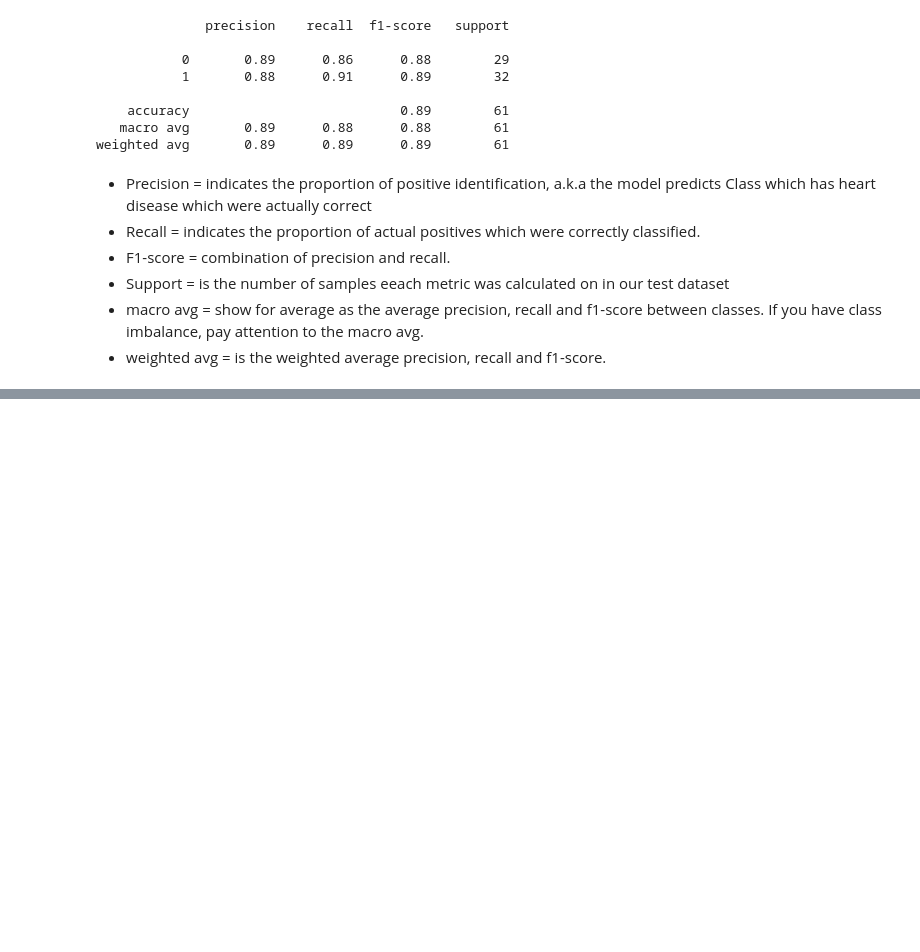
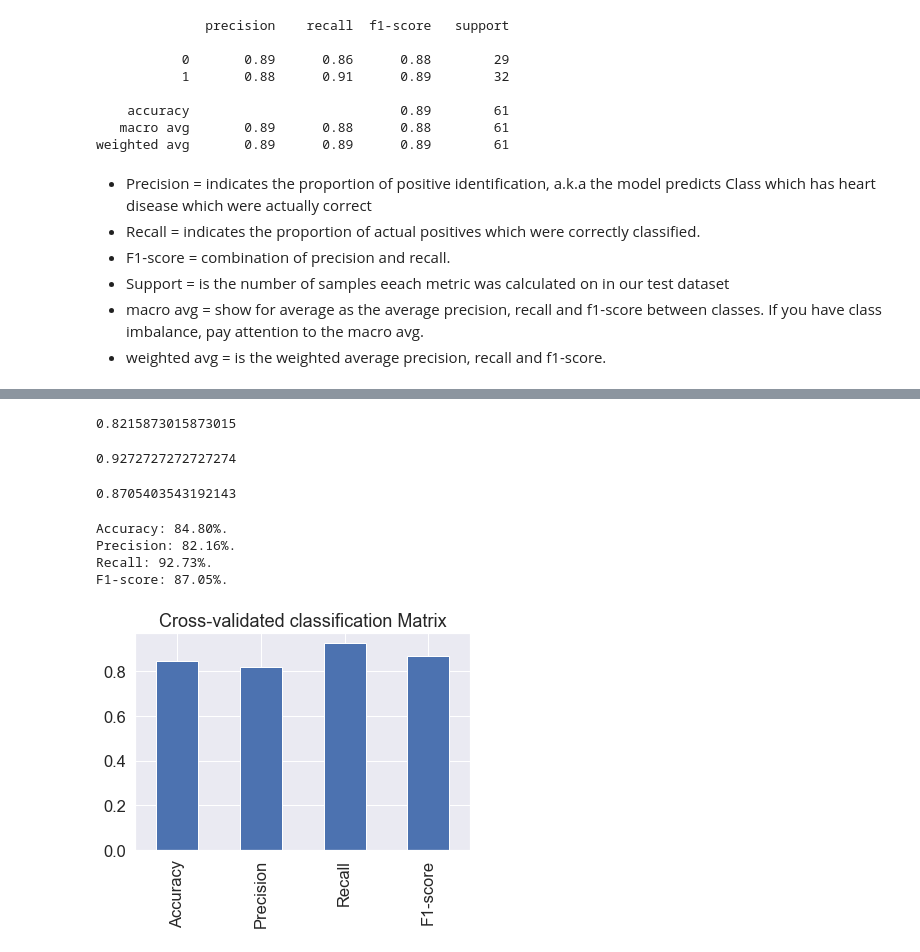
Before and after one commit to lemirser/MachineLearning, a Jupyter notebook: Milestone/heart-disease-project/end-to-end-heart-disease-classification.ipynb, the cells around one changed output, grey strips where cells are left out. Saved outputs shown, nothing was run; the diff lists cells and outputs as text; code cells hidden in the pictures; blank space fills up the shorter version.

Commit message:
Calculate evaluation metrics using cross-validation

```diff
--- a/Milestone/heart-disease-project/end-to-end-heart-disease-classification.ipynb
+++ b/Milestone/heart-disease-project/end-to-end-heart-disease-classification.ipynb
@@ -858,0 +869,4 @@ weighted avg       0.89      0.89      0.89        61
+# %%
+# Create a new classifier with the best parameters
+clf = LogisticRegression(C=0.20433597178569418,
+                        solver='liblinear')
@@ -858,0 +884,68 @@ weighted avg       0.89      0.89      0.89        61
+# %%
+# Cross-validated precision
+cv_pres = cross_val_score(clf,
+                         X,
+                         y,
+                         cv=5,
+                         scoring="precision")
+cv_pres = np.mean(cv_pres)
+cv_pres
+# %% [output]
+0.8215873015873015
+# %%
+# Cross-validated recall
+cv_rec = cross_val_score(clf,
+                        X,
+                        y,
+                        cv=5,
+                        scoring="recall")
+cv_rec = np.mean(cv_rec)
+cv_rec
+# %% [output]
+0.9272727272727274
+# %%
+# Cross-validated f1-score
+cv_f1 = cross_val_score(clf,
+                       X,
+                       y,
+                       cv=5,
+                       scoring="f1")
+cv_f1 = np.mean(cv_f1)
+cv_f1
+# %% [output]
+0.8705403543192143
+# %%
+def cv_calculate(scoring: str) -> float:
+    cv_cal = cross_val_score(clf,
+                            X,
+                            y,
+                            cv=5,
+                            scoring=scoring)
+    cv_cal = np.mean(cv_cal)
+    return cv_cal
+
+
+acc = cv_calculate("accuracy")
+pres = cv_calculate("precision")
+rec = cv_calculate("recall")
+f1 = cv_calculate("f1")
+print(f"Accuracy: {acc * 100:.2f}%.")
+print(f"Precision: {pres * 100:.2f}%.")
+print(f"Recall: {rec * 100:.2f}%.")
+print(f"F1-score: {f1 * 100:.2f}%.")
+# %% [output]
+Accuracy: 84.80%.
+Precision: 82.16%.
+Recall: 92.73%.
+F1-score: 87.05%.
+# %%
+# Visualize cross-validated metrics
+cv_metrics = pd.DataFrame({"Accuracy": acc,
+                          "Precision": pres,
+                          "Recall": rec,
+                          "F1-score": f1}, index=[0])
+
+cv_metrics.T.plot.bar(title="Cross-validated classification Metrics",
+                     legend=False);
+# %% [output]
+[figure, added]
```
Also changed, not shown: parts of 3 cells of this notebook.
